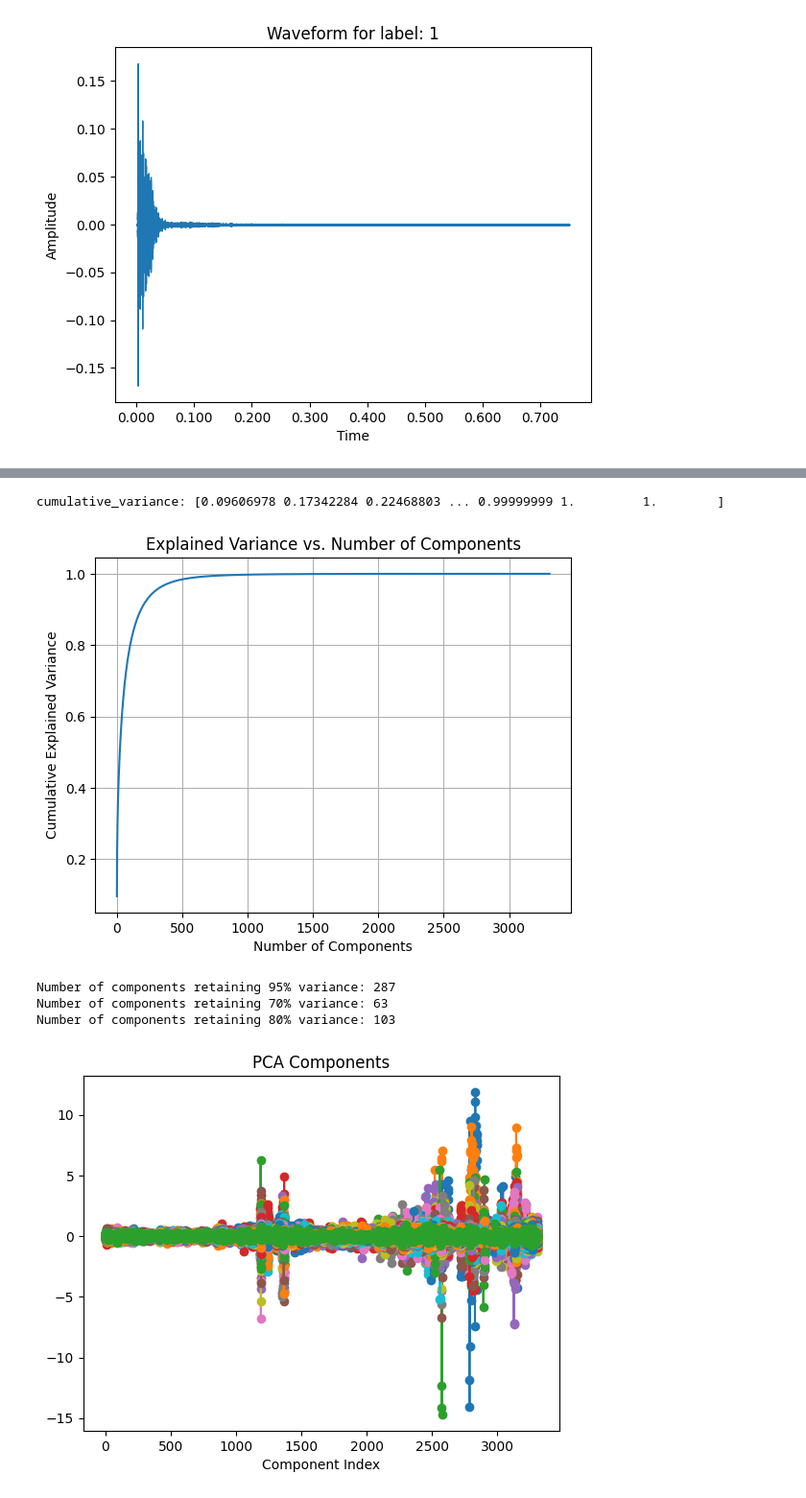
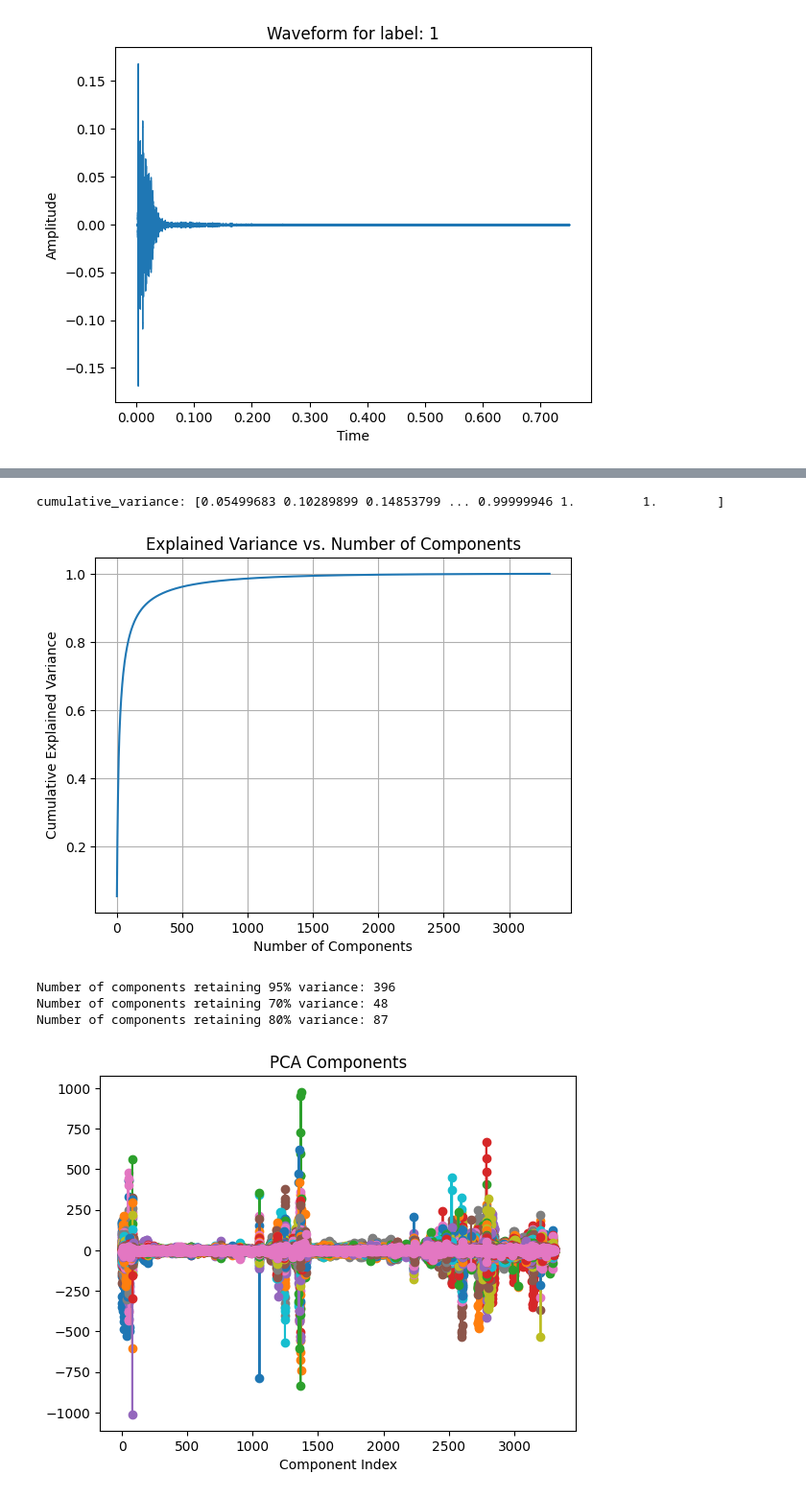
Before and after one commit to kanwarSINGH03/acoustic_signal_classification, a Jupyter notebook: analysis/phase1_analysis.ipynb, the cells around one changed output, grey strips where cells are left out. Shown: that part at 96% size. Drawn from its saved outputs; the diff is of its cells as text; code cells hidden in the pictures.

```diff
--- a/analysis/phase1_analysis.ipynb
+++ b/analysis/phase1_analysis.ipynb
@@ -37,6 +51,8 @@ display(df)
 # %%
 X = df.iloc[:, :-2]
-
+scaler = StandardScaler()
+scaler.fit(X)
+X = scaler.transform(X)
 pca = PCA(n_components=2)
 
 components = pca.fit_transform(X)
@@ -120,21 +143,21 @@ print(f'Number of components retaining 70% variance: {n_components}')
 n_components = np.argmax(cumulative_variance >= 0.80) + 1
 print(f'Number of components retaining 80% variance: {n_components}')
 # %% [output]
-cumulative_variance: [0.09606978 0.17342284 0.22468803 ... 0.99999999 1.         1.        ]
+cumulative_variance: [0.05499683 0.10289899 0.14853799 ... 0.99999946 1.         1.        ]
-[figure, old version]
+[figure, new version]
-Number of components retaining 95% variance: 287
-Number of components retaining 70% variance: 63
-Number of components retaining 80% variance: 103
+Number of components retaining 95% variance: 396
+Number of components retaining 70% variance: 48
+Number of components retaining 80% variance: 87
 # %%
 # Apply PCA with the selected number of components
-pca_final = PCA(n_components=63)
+pca_final = PCA(n_components=87)
 X_reduced = pca_final.fit_transform(X)
 
-df_pca_plot = pd.DataFrame(X_reduced, columns=[f"PC{i+1}" for i in range(63)])
+df_pca_plot = pd.DataFrame(X_reduced, columns=[f"PC{i+1}" for i in range(87)])
 plt.figure()
 plt.plot(df_pca_plot, marker='o', linestyle='-')
 plt.title('PCA Components')
 plt.xlabel('Component Index')
 plt.show()
 # %% [output]
-[figure, old version]
+[figure, new version]
```
Also changed, not shown: parts of 9 cells of this notebook, 3 other files.
